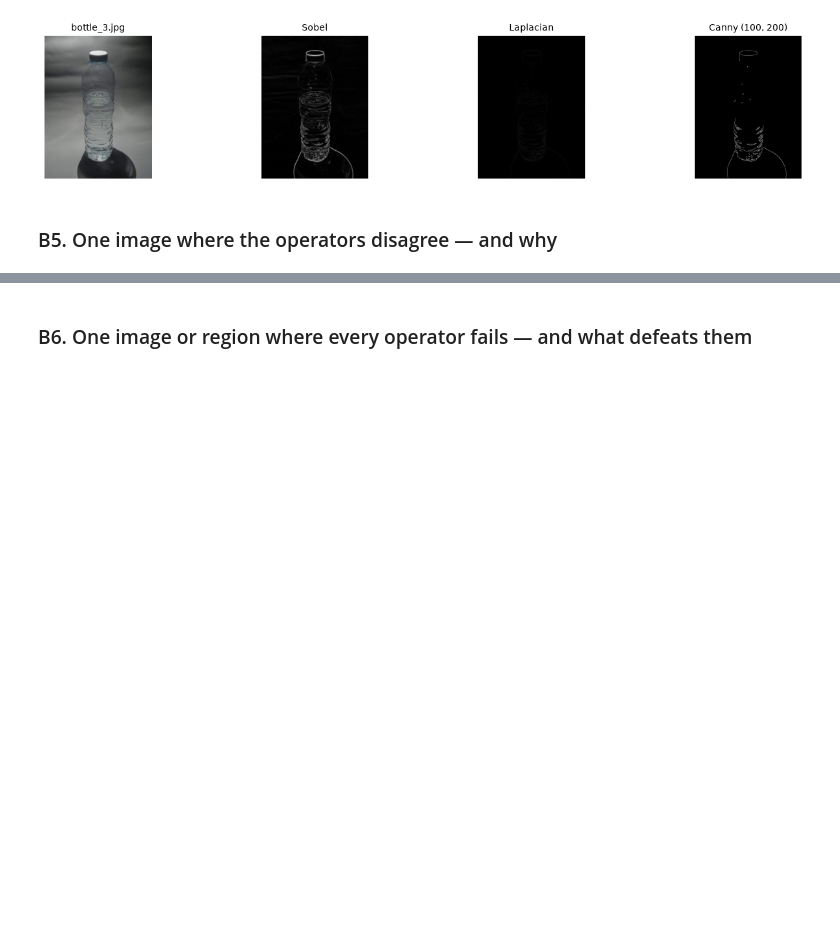
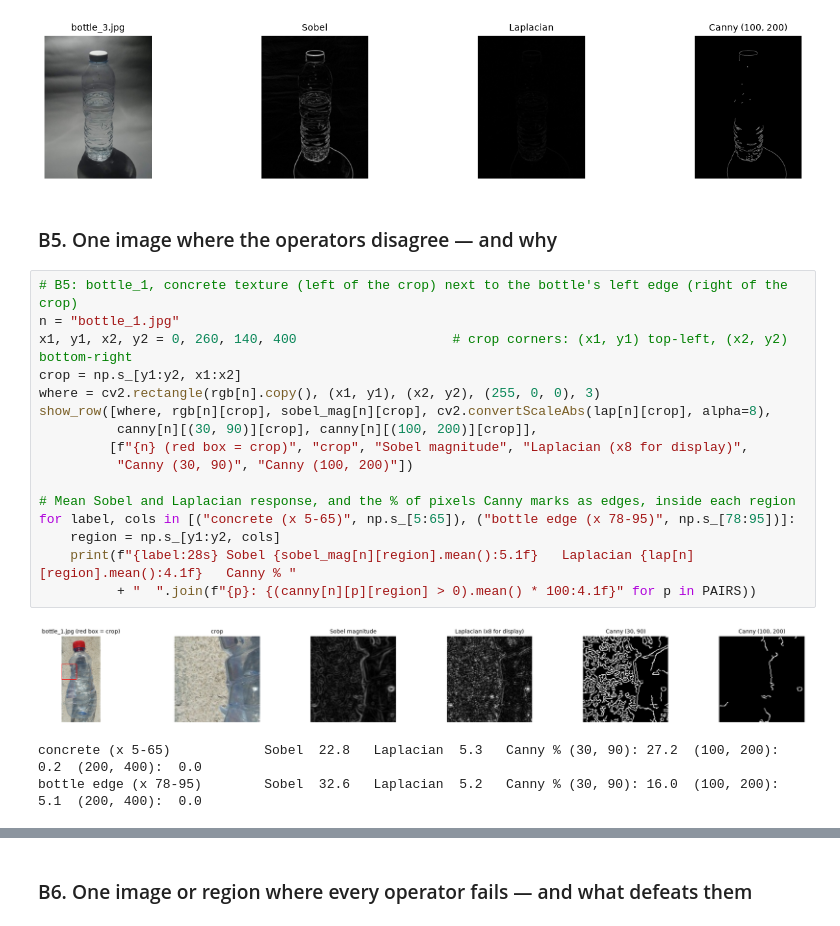
Before and after one commit to BoussaffaNourelain/my-detector, a Jupyter notebook: MAI630_Project_Starter/notebooks/01_classical_cv.ipynb, the cells around one changed output, grey strips where cells are left out. Drawn from its saved outputs; the diff is of its cells as text; blank space fills up the shorter version.

```diff
--- a/MAI630_Project_Starter/notebooks/01_classical_cv.ipynb
+++ b/MAI630_Project_Starter/notebooks/01_classical_cv.ipynb
@@ -301,4 +301,24 @@ for n in NAMES:
 [figure]
 # %% [markdown]
 ### B5. One image where the operators disagree — and why
+# %%
+# B5: bottle_1, concrete texture (left of the crop) next to the bottle's left edge (right of the crop)
+n = "bottle_1.jpg"
+x1, y1, x2, y2 = 0, 260, 140, 400                    # crop corners: (x1, y1) top-left, (x2, y2) bottom-right
+crop = np.s_[y1:y2, x1:x2]
+where = cv2.rectangle(rgb[n].copy(), (x1, y1), (x2, y2), (255, 0, 0), 3)
+show_row([where, rgb[n][crop], sobel_mag[n][crop], cv2.convertScaleAbs(lap[n][crop], alpha=8),
+          canny[n][(30, 90)][crop], canny[n][(100, 200)][crop]],
+         [f"{n} (red box = crop)", "crop", "Sobel magnitude", "Laplacian (x8 for display)",
+          "Canny (30, 90)", "Canny (100, 200)"])
+
+# Mean Sobel and Laplacian response, and the % of pixels Canny marks as edges, inside each region
+for label, cols in [("concrete (x 5-65)", np.s_[5:65]), ("bottle edge (x 78-95)", np.s_[78:95])]:
+    region = np.s_[y1:y2, cols]
+    print(f"{label:28s} Sobel {sobel_mag[n][region].mean():5.1f}   Laplacian {lap[n][region].mean():4.1f}   Canny % "
+          + "  ".join(f"{p}: {(canny[n][p][region] > 0).mean() * 100:4.1f}" for p in PAIRS))
+# %% [output]
+[figure, added]
+concrete (x 5-65)            Sobel  22.8   Laplacian  5.3   Canny % (30, 90): 27.2  (100, 200):  0.2  (200, 400):  0.0
+bottle edge (x 78-95)        Sobel  32.6   Laplacian  5.2   Canny % (30, 90): 16.0  (100, 200):  5.1  (200, 400):  0.0
 # %% [markdown]
```
Also changed, not shown: parts of 7 cells of this notebook, 1 other file.
